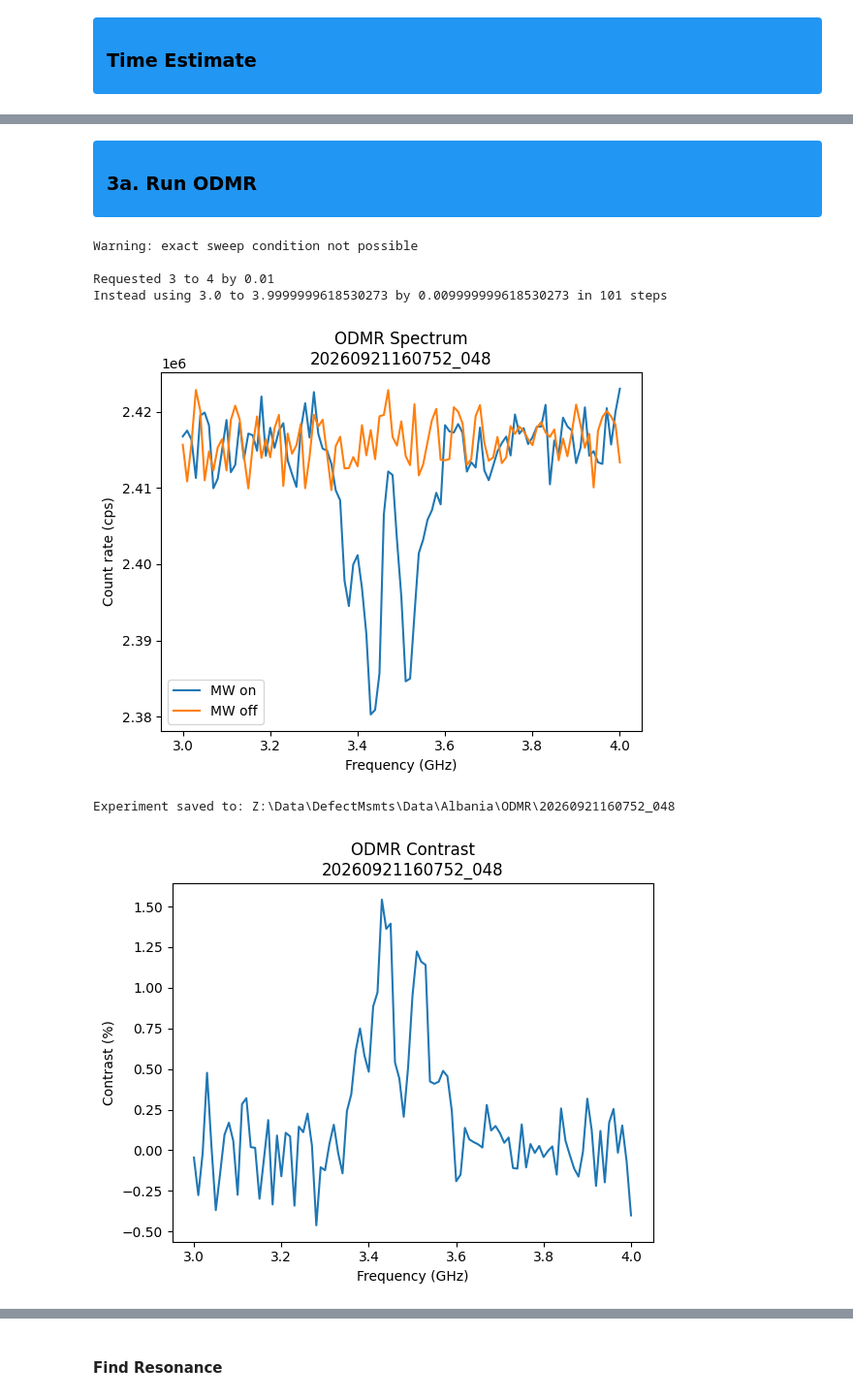
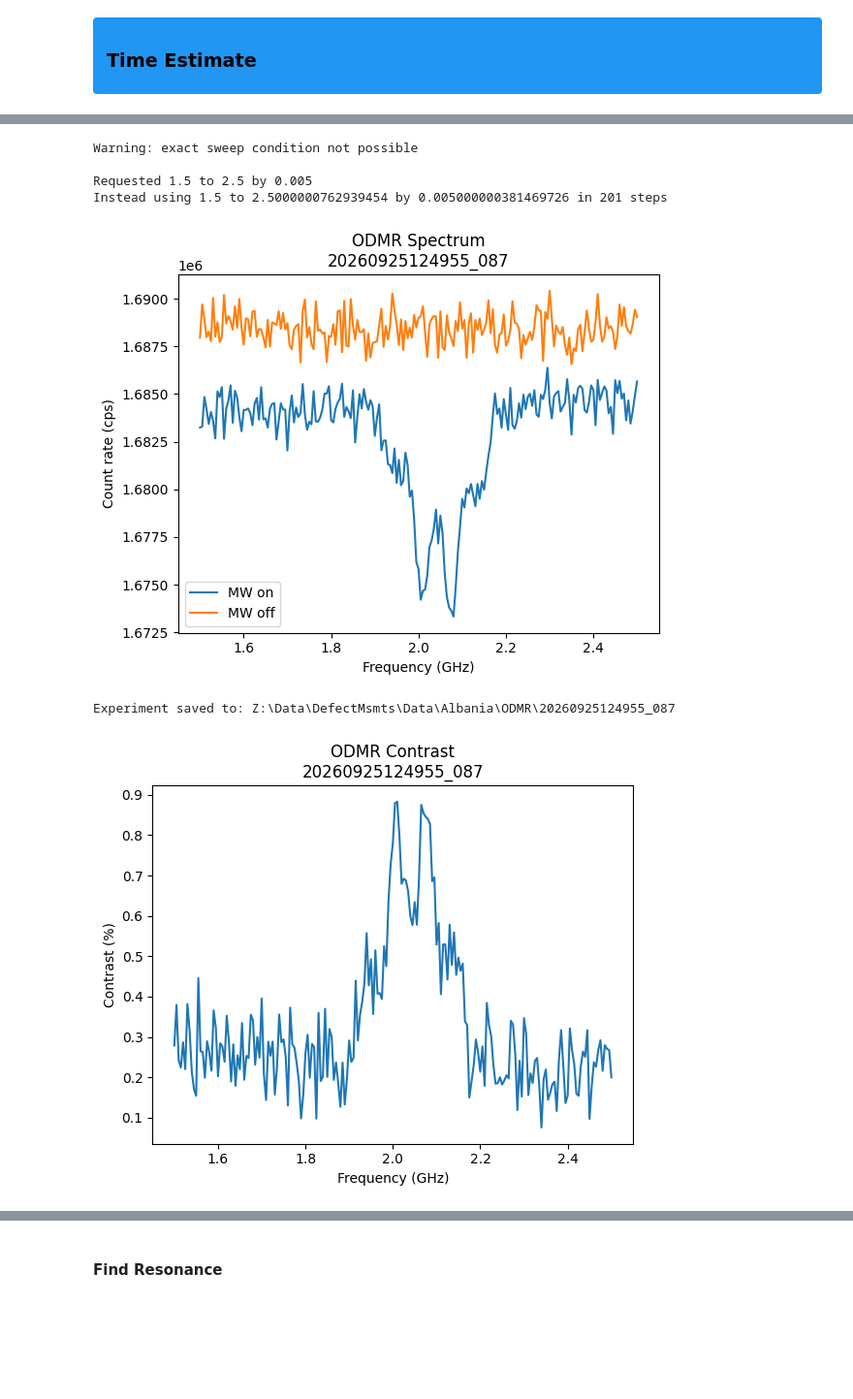
Before and after one commit to jeree-m/qick-dawg, a Jupyter notebook: jupyter_notebooks/Photon_Counting_Shortened.ipynb, the cells around one changed output, grey strips where cells are left out. Shown at 97% size. Cells and saved outputs as stored; diff of their text form; code cells hidden in the pictures; blank space fills up the shorter version.

```diff
--- a/jupyter_notebooks/Photon_Counting_Shortened.ipynb
+++ b/jupyter_notebooks/Photon_Counting_Shortened.ipynb
@@ -270,7 +285,3 @@ Estimated runtime: 72.4 min
-# %% [markdown]
-<div style="background-color:#2196F3; padding:8px 14px; border-radius:4px;">
-<h3 style="color:black; margin:0;">  3a. Run ODMR </h3>
-</div>
 # %%
 SetPower(0)
 # %%
@@ -278,12 +289,12 @@ config = copy(default_config)
 
 # ---- Experimental Parameters (knobs) ----
 laser_power = 60       # LP
-mw_gain =2000 # MW gain
-reps = 1000
+mw_gain =4000 # MW gain
+reps = 10000
 relax_delay_treg = 500
-sweep_start_fGHz = 3
-sweep_stop_fGHz = 4
-sweep_step_fGHz = 0.01
+sweep_start_fGHz = 1.5
+sweep_stop_fGHz = 2.5
+sweep_step_fGHz = 0.005
 nd_filter_OD = 0.5
 
 # ---- Setup ----
@@ -346,35 +357,35 @@ np.savetxt(
 # ---- Plot ----
 exposure_time_s = config.reps * config.readout_integration_tus * 1e-6
 signal_cps = odmr.signal / exposure_time_s
 reference_cps = odmr.reference / exposure_time_s
 
 fig, ax = plt.subplots()
 ax.plot(odmr.frequencies/1000, signal_cps, label="MW on")
 ax.plot(odmr.frequencies/1000, reference_cps, label="MW off")
 ax.set_title(f"ODMR Spectrum\n{experiment_id}")
 ax.set_ylabel("Count rate (cps)")
 ax.set_xlabel("Frequency (GHz)")
 ax.legend()
 
 fig.savefig(experiment_folder / "odmr_spectrum.png", dpi=300, bbox_inches="tight")
 plt.show()
 
 # ---- Contrast plot ----
 fig2, ax2 = plt.subplots()
 ax2.plot(odmr.frequencies/1000, contrast)
 ax2.set_title(f"ODMR Contrast\n{experiment_id}")
 ax2.set_ylabel("Contrast (%)")
 ax2.set_xlabel("Frequency (GHz)")
 
 fig2.savefig(experiment_folder / "odmr_contrast.png", dpi=300, bbox_inches="tight")
 # plt.show()
 
 print(f"Experiment saved to: {experiment_folder}")
 # %% [output]
 Warning: exact sweep condition not possible
 
-Requested 3 to 4 by 0.01
-Instead using 3.0 to 3.9999999618530273 by 0.009999999618530273 in 101 steps
+Requested 1.5 to 2.5 by 0.005
+Instead using 1.5 to 2.5000000762939454 by 0.005000000381469726 in 201 steps
-[figure, old version]
+[figure, new version]
-Experiment saved to: Z:\Data\DefectMsmts\Data\Albania\ODMR\20260921160752_048
+Experiment saved to: Z:\Data\DefectMsmts\Data\Albania\ODMR\20260925124955_087
-[figure, old version]
+[figure, new version]
```
Also changed, not shown: parts of 34 cells of this notebook, 6 other files.
